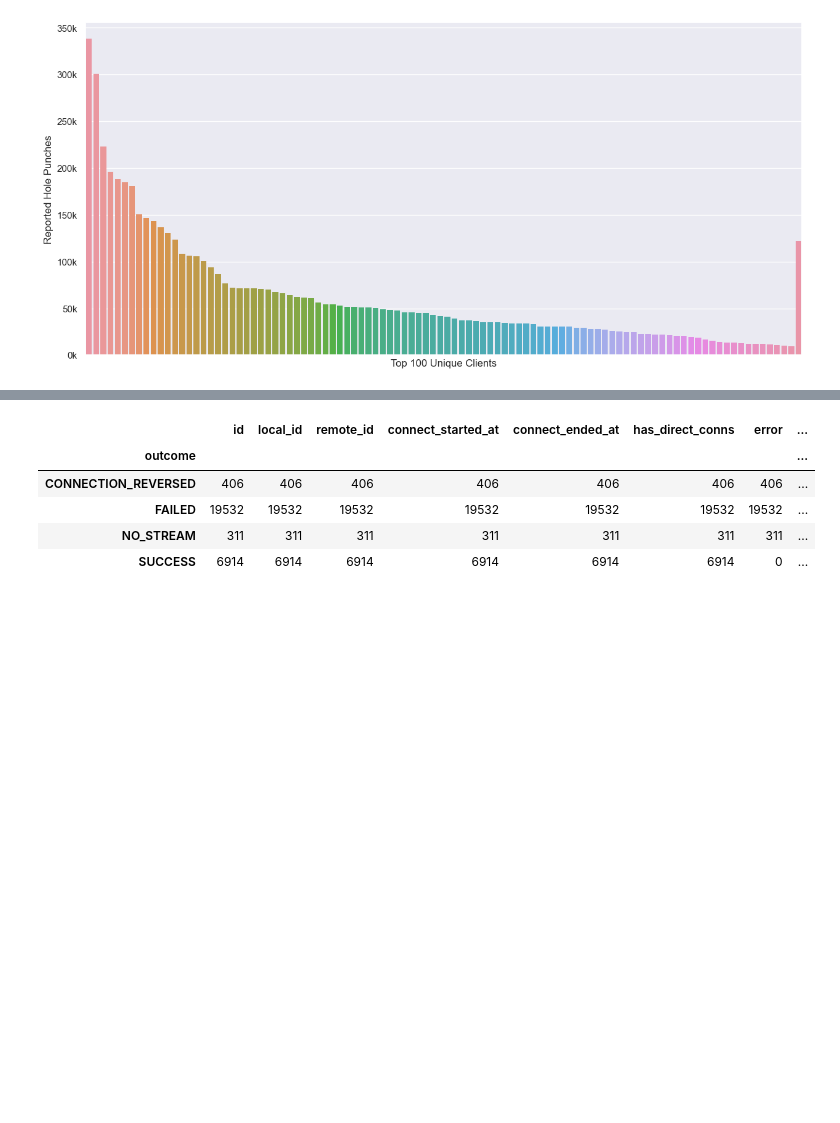
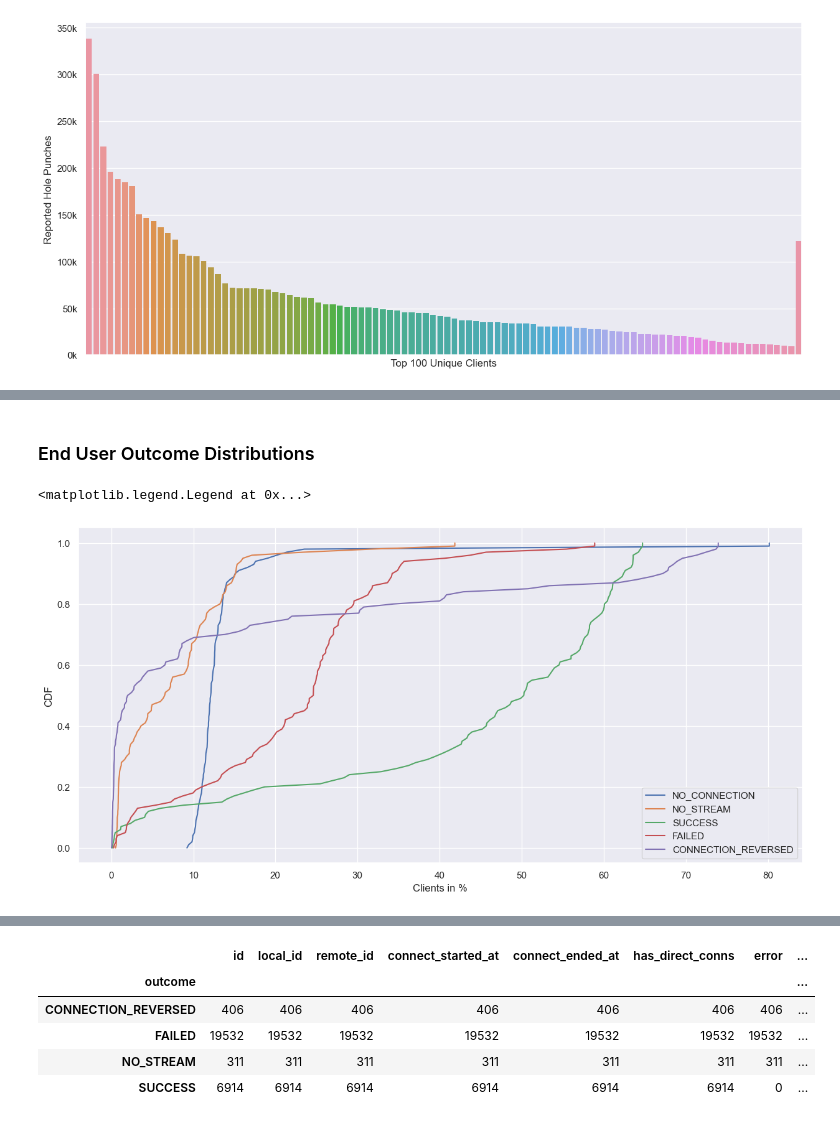
Before and after one commit to libp2p/punchr, a Jupyter notebook: analysis/2023-01-16-report-analysis.ipynb, the cells around one changed output, grey strips where cells are left out. Drawn from its saved outputs; the diff is of its cells as text; code cells hidden in the pictures; blank space fills up the shorter version.

```diff
--- a/analysis/2023-01-16-report-analysis.ipynb
+++ b/analysis/2023-01-16-report-analysis.ipynb
@@ -462,3 +481,0 @@ Text(101, -1, 'Rest (54)')
-# %%
- for col in columns:
-    pt[col + "_PCT"] = pt[col] / pt["total"]
@@ -475,0 +501,16 @@ ax.get_yaxis().set_major_formatter(mtick.FuncFormatter(lambda x, p: "%.1fk" % (x
+# %% [markdown]
+### End User Outcome Distributions
+# %%
+fig, ax = plt.subplots(figsize=[15, 7], dpi=dpi)
+
+pt_pct_largest = pt_pct.nlargest(nlargest, columns="total").drop("total", axis=1)
+for col in columns:
+    data = cdf(pt_pct_largest[col])
+    ax.plot(data[col], data["cdf"], label=col)
+
+ax.set_xlabel("Clients in %")
+ax.set_ylabel("CDF")
+ax.legend()
+# %% [output]
+<matplotlib.legend.Legend at 0x...>
+[figure, added]
```
Also changed, not shown: parts of 13 cells of this notebook.
